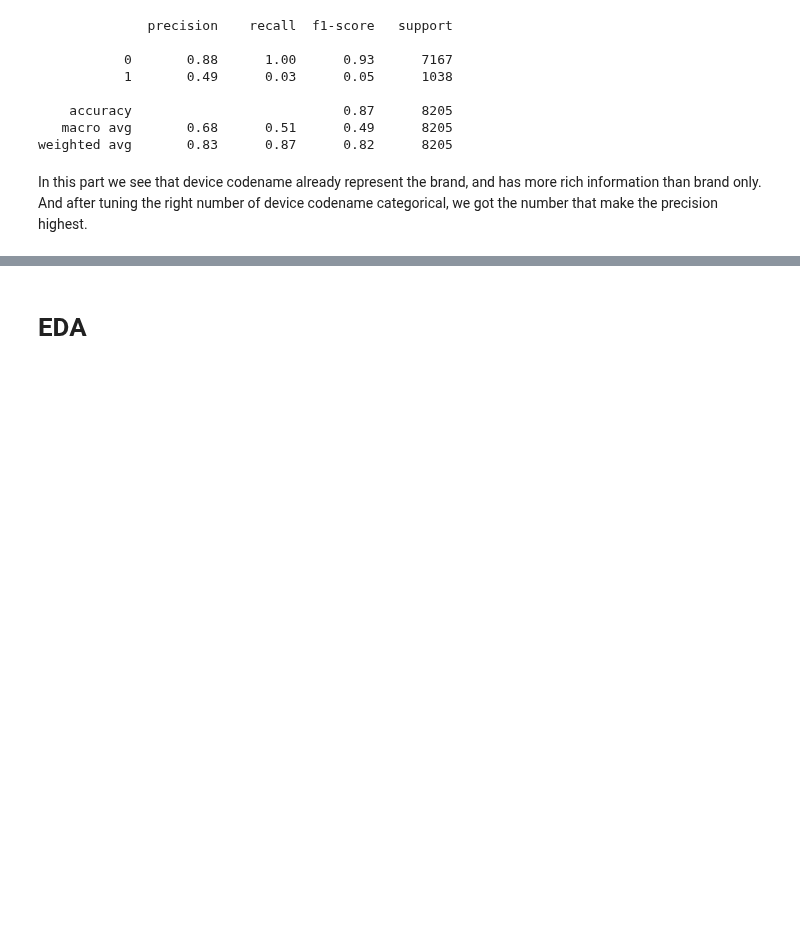
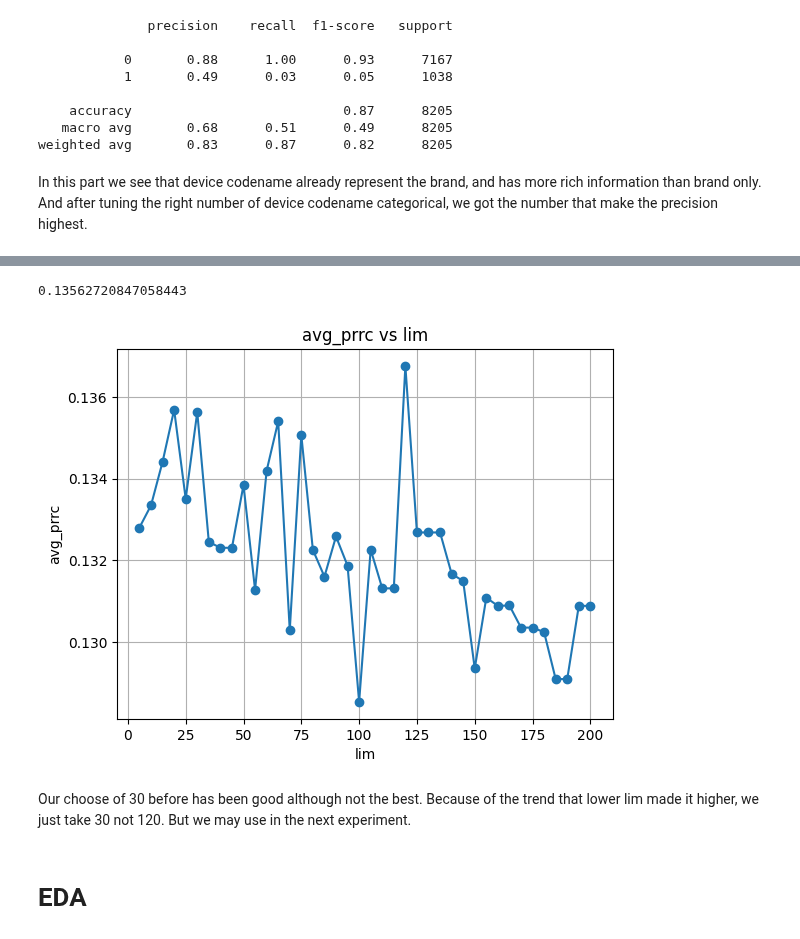
Before and after one commit to alvinrach/financial-tech-prediction, a Jupyter notebook: research.ipynb, the cells around one changed output, grey strips where cells are left out. Drawn from its saved outputs; the diff is of its cells as text; code cells hidden in the pictures; blank space fills up the shorter version.

Commit message:
Third model: mini experiment for effective codename categories number

```diff
--- a/research.ipynb
+++ b/research.ipynb
@@ -602,0 +607,4 @@ In this part we see that device codename already represent the brand, and has mo
+# %%
+average_precision_score(y_test, y_pred)
+# %% [output]
+0.13562720847058443
@@ -602,0 +666,4 @@ In this part we see that device codename already represent the brand, and has mo
+# %%
+results = [mini_exp_device(i) for i in range(5,205,5)]
+# %%
+df_res = pd.DataFrame(results)
@@ -603,2 +672,16 @@ In this part we see that device codename already represent the brand, and has mo
+# %%
+import matplotlib.pyplot as plt
+
+plt.plot(df_res["lim"], df_res["avg_prrc"], marker="o")
+
+plt.xlabel("lim")
+plt.ylabel("avg_prrc")
+plt.title("avg_prrc vs lim")
+plt.grid(True)
+plt.show()
+# %% [output]
+[figure, added]
+# %% [markdown]
+Our choose of 30 before has been good although not the best. Because of the trend that lower lim made it higher, we just take 30 not 120. But we may use in the next experiment.
 # %% [markdown]
 # EDA
```
Also changed, not shown: parts of 4 cells of this notebook.
